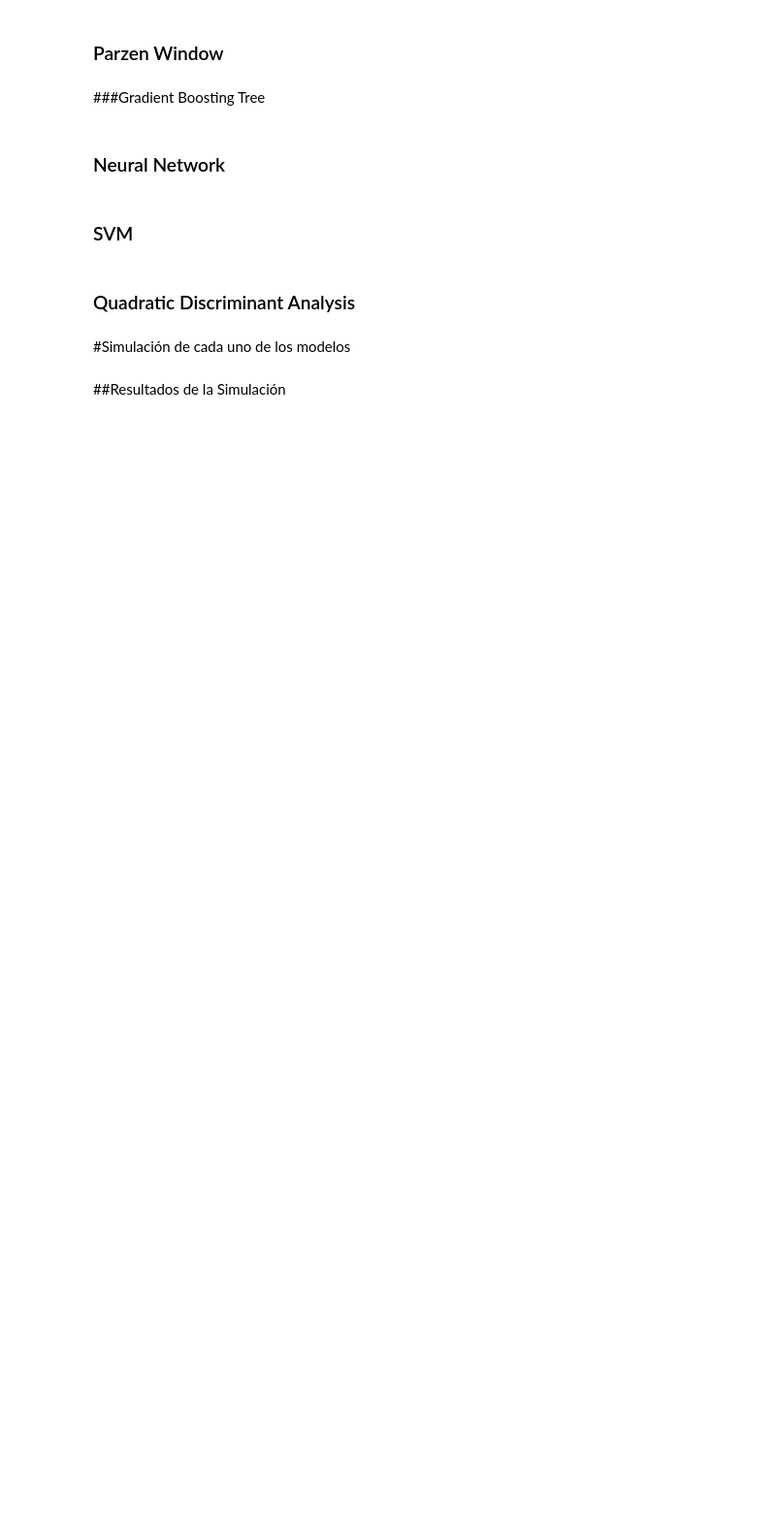
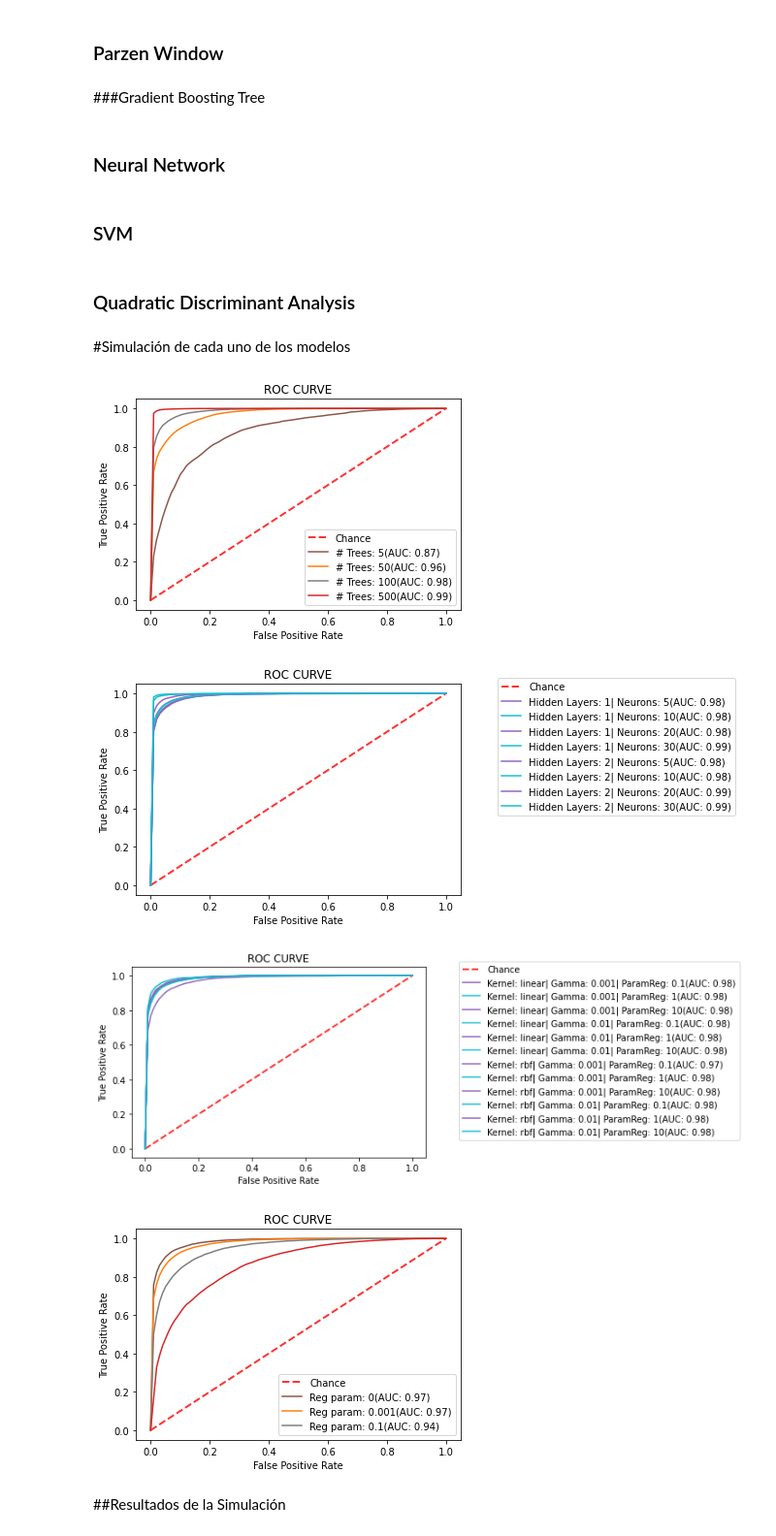
Before and after one commit to deivid-01/udea-simulacion-finalproyect, a Jupyter notebook: Proyecto_Final.ipynb, the cells around one changed output. Shown at 97% size. Drawn from its saved outputs; the diff is of its cells as text; code cells hidden in the pictures; blank space fills up the shorter version.

```diff
--- a/Proyecto_Final.ipynb
+++ b/Proyecto_Final.ipynb
@@ -463,9 +464,14 @@ def testingQDA(X,Y,regParams,extraccion):
 # %%
 resultsParzen=testingParzen(x,y,hs=[0.000001,0.01,0.1,1,3,6,50])
 resultadosGbt = testingGbt([5,50,100,500],x, y)
 resultadosMlp = testingMlp(x,y, [1,2], [5,10,20,30],False)
-resultadosSVC=testingSVC(x,y,kernels=['linear','rbf'],gammas = [0.001,0.01], params_reg = [0.1,1,10],False)
+resultadosSVC=testingSVC(x,y,kernels=['linear','rbf'],gammas = [0.001,0.01], params_reg = [0.1,1,10],extraccion=False)
 resultadosQDA = testingQDA(x,y,[0,0.001,0.1,1],False)
+# %% [output]
+[figure, added]
+[figure, added]
+[figure, added]
+[figure, added]
 # %% [markdown]
 ##Resultados de la Simulación
 # %%
```
Also changed, not shown: parts of 14 cells of this notebook, 1 other file.
